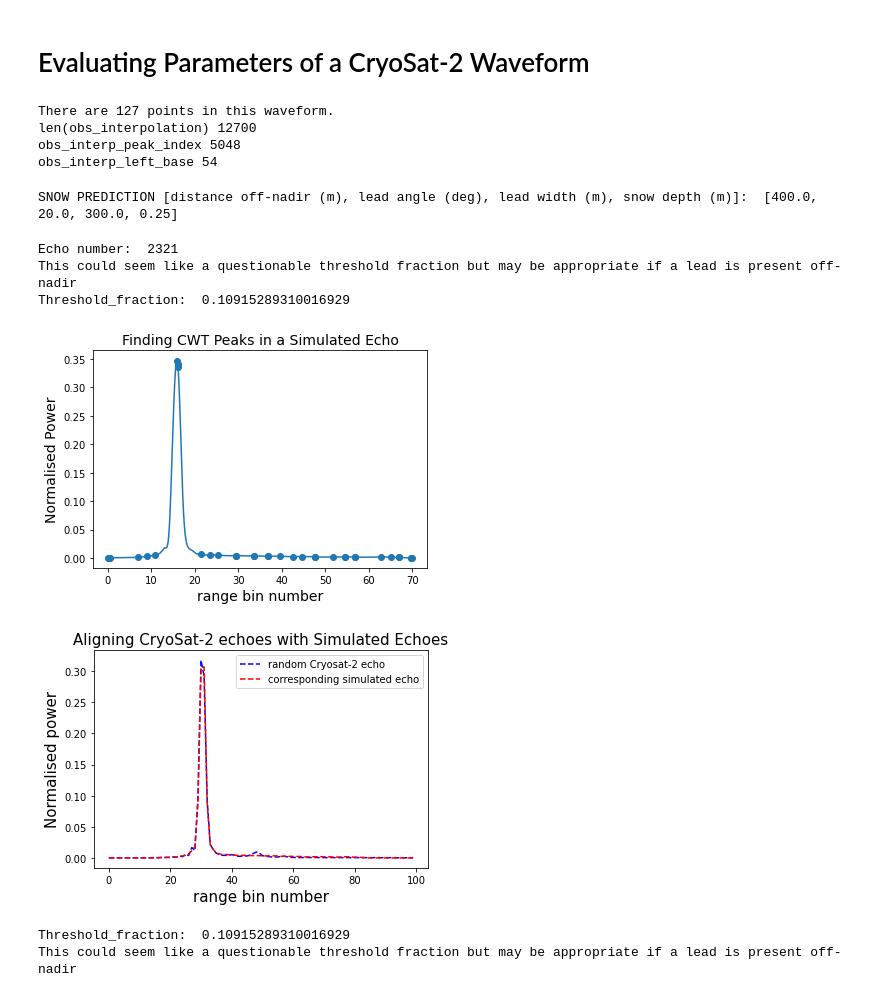
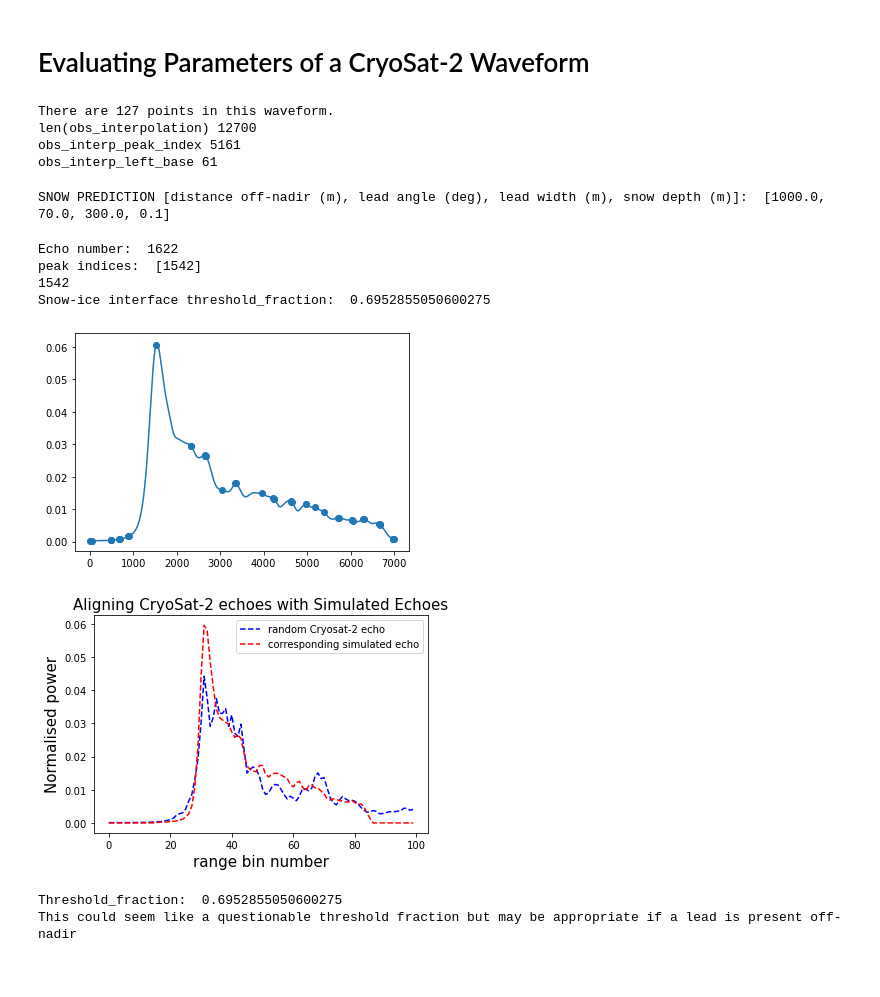
Before and after one commit to ClaudeDRT/MSci-Project, a Jupyter notebook: Simulated_Echo_SVC-L.ipynb, the cells around one changed output. Saved outputs shown, nothing was run; the diff lists cells and outputs as text; code cells hidden in the pictures.

```diff
--- a/Simulated_Echo_SVC-L.ipynb
+++ b/Simulated_Echo_SVC-L.ipynb
@@ -203,7 +203,7 @@ SVC(gamma='auto')
 # %%
 #Loading a CryoSat-2 echo from extracting_waveforms.ipynb file:
 # pickle_in = open("CryoSat2Waveform.pickle", 'rb')
-waveform_number = 2400 #pick between 0 and 8539
+waveform_number = 1000 #pick between 0 and 8539
 #bad ones are 1500 and 1700 and 1900 and 2400
 source_packet_ID = []
 block_no = []
@@ -258,14 +258,14 @@ obs_uninterp = [arr_obs_interp[b] for b in range(len(arr_obs_interp)) if b%inter
 # %% [output]
 There are 127 points in this waveform.
 len(obs_interpolation) 12700
-obs_interp_peak_index 5048
-obs_interp_left_base 54
+obs_interp_peak_index 5161
+obs_interp_left_base 61
 # %%
 prediction = np.asarray(clfL.predict([np.append(obs_uninterp[halfway_up_uninterp_index-10:halfway_up_uninterp_index+10],obs_uninterp)])[0])
 print("SNOW PREDICTION [distance off-nadir (m), lead angle (deg), lead width (m), snow depth (m)]: ",prediction)
 #D_off, L_ang, L_w, h_s
 # %% [output]
-SNOW PREDICTION [distance off-nadir (m), lead angle (deg), lead width (m), snow depth (m)]:  [400.0, 20.0, 300.0, 0.25]
+SNOW PREDICTION [distance off-nadir (m), lead angle (deg), lead width (m), snow depth (m)]:  [1000.0, 70.0, 300.0, 0.1]
 # %%
 counter = 0
 for i in range(len(sim_echoes_1[:][:][:][:])):
@@ -286,7 +286,7 @@ for i in range(len(sim_echoes_1[:][:][:][:])):
                     sim_interpolation = sim_interpolator(sim_xnew)
                     plt.plot(sim_interpolation)
                     #mean scattering surface index accounting for oversampling factor and interpolation factor:
-                    mean_scattering_surface_index = list(fasttimes_1[0]).index(0)/2*interpolation_factor
+
 #                     print("mean_scattering_surface_index",mean_scattering_surface_index)
                     major_peak_index = np.argmax(sim_interpolation) #finding the index of the largest peak in the echo
 #                     print("sim_interp_peak_index",major_peak_index)
@@ -296,71 +296,71 @@ for i in range(len(sim_echoes_1[:][:][:][:])):
 #                     print("peak indices: ",peak_indices)
 #                     print(np.argmax(sim_interpolation))
 #                     print("peak_indices_cwt: ",peak_indices_cwt)
-                    filtered_cwt_distances = [np.argmax(sim_interpolation)-peak_indices_cwt[i] for i in range(len(peak_indices_cwt))
-                                              if 40<np.argmax(sim_interpolation)-peak_indices_cwt[i]<600]
-                    if len(filtered_cwt_distances)>0:
-#                         print("filetered_cwt_distances",filtered_cwt_distances)
-                        print("This is a questionable threshold fraction but may be appropriate if a lead is present")
+                    #mean snow-ice interface range bin index accounting for oversampling factor and interpolation factor:
+                    mean_snow_ice_interface_surface_index = list(fasttimes_1[0]).index(0)/2*interpolation_factor
+
+                    major_peak_index = np.argmax(sim_interpolation) #finding the index of the largest peak in the echo
+#                     print("sim_interp_peak_index",major_peak_index)
+                    peak_indices = signal.find_peaks(sim_interpolation, width = 150, height = 0.04)[0] #finding all the indices of all the peaks in the echo
+                    print("peak indices: ",peak_indices)
+                    print(np.argmax(sim_interpolation))
                     #finding the peak-to-trough depth of the largest (major) peak in the echo:
                     max_peak_depth = signal.peak_prominences(sim_interpolation,peak_indices)[0][list(peak_indices).index(major_peak_index)]
-                    peak_threshold = sim_interpolation[int(mean_scattering_surface_index)]
-#                     print("max peak depth",max_peak_depth)
-#                     print("peak threshold", peak_threshold)
-                    mean_scattering_surface_threshold_fraction = 1 - (np.max(sim_interpolation) - peak_threshold)/max_peak_depth
-                    print("Threshold_fraction: ",mean_scattering_surface_threshold_fraction)
+                    peak_threshold = sim_interpolation[int(mean_snow_ice_interface_surface_index)]
 
+                    mean_snow_ice_interface_threshold_fraction = 1 - (np.max(sim_interpolation) - peak_threshold)/max_peak_depth
+                    print("Snow-ice interface threshold_fraction: ",mean_snow_ice_interface_threshold_fraction)
                 counter+=1
 for i in range(len(sim_echoes_2[:][:][:][:])):
     for j in range(len(sim_echoes_2[0][:][:][:])):
         for k in range(len(sim_echoes_2[0][0][:][:])):
             for l in range(len(sim_echoes_2[0][0][0][:])):
                 sim_echo_params = [sim_params_2[i][j][k][l][0][n] for n in range(len(sim_params_2[i][j][k][l][0]))]
                 if str(sim_echo_params) == prediction:
                     print("Echo number: ",counter)
                     simulated_echo_number = counter
                     simulated_echo = [sim_echoes_2[i][j][k][l][m][0] for m in range(len(sim_echoes_2[i][j][k][l])) if m%2==0 ]
                     sim_echo_params = [sim_params_2[i][j][k][l][0][n] for n in range(len(sim_params_2[i][j][k][l][0]))]
                     simulated_echo_area = trapz(simulated_echo, dx = 1)
                     norm_sim_echo = [x/simulated_echo_area for x in simulated_echo]
 
                     sim_xnew = np.linspace(0, len(norm_sim_echo)-1, num=(len(norm_sim_echo)*interpolation_factor), endpoint=True)
                     sim_interpolator = interp1d((range(len(norm_sim_echo))), norm_sim_echo, kind='cubic')
                     sim_interpolation = sim_interpolator(sim_xnew)
                     plt.title("Finding CWT Peaks in a Simulated Echo", fontsize = 14)
                     plt.ylabel("Normalised Power", fontsize = 14)
                     plt.xticks([0,1000,2000,3000,4000,5000,6000,7000], [0,10,20,30,40,50,60,70])
                     plt.xlabel("range bin number", fontsize =14)
                     plt.plot(sim_interpolation)
-                    #mean scattering surface index accounting for oversampling factor and interpolation factor:
-                    mean_scattering_surface_index = list(fasttimes_2[0]).index(0)/2*interpolation_factor
-#                     print("mean_scattering_surface_index",mean_scattering_surface_index)
+
                     major_peak_index = np.argmax(sim_interpolation) #finding the index of the largest peak in the echo
 #                     print("sim_interp_peak_index",major_peak_index)
                     peak_indices = signal.find_peaks(sim_interpolation, width = 150, height = 0.04)[0] #finding all the indices of all the peaks in the echo
                     peak_indices_cwt = signal.find_peaks_cwt(sim_interpolation, widths = np.arange(10, 50, 10))
                     plt.scatter(peak_indices_cwt, sim_interpolation[peak_indices_cwt])
-#                     print("peak indices: ",peak_indices)
-#                     print(np.argmax(sim_interpolation))
-#                     print("peak_indices_cwt: ",peak_indices_cwt)
-                    filtered_cwt_distances = [np.argmax(sim_interpolation)-peak_indices_cwt[i] for i in range(len(peak_indices_cwt))
-                                              if 40<np.argmax(sim_interpolation)-peak_indices_cwt[i]<600]
-                    if len(filtered_cwt_distances)>0:
-#                         print("filtered_cwt_distances", filtered_cwt_distances)
-                        print("This could seem like a questionable threshold fraction but may be appropriate if a lead is present off-nadir")
+
+                    #mean snow-ice interface range bin index accounting for oversampling factor and interpolation factor:
+                    mean_snow_ice_interface_surface_index = list(fasttimes_2[0]).index(0)/2*interpolation_factor
+
+                    major_peak_index = np.argmax(sim_interpolation) #finding the index of the largest peak in the echo
+#                     print("sim_interp_peak_index",major_peak_index)
+                    peak_indices = signal.find_peaks(sim_interpolation, width = 150, height = 0.04)[0] #finding all the indices of all the peaks in the echo
+                    print("peak indices: ",peak_indices)
+                    print(np.argmax(sim_interpolation))
                     #finding the peak-to-trough depth of the largest (major) peak in the echo:
                     max_peak_depth = signal.peak_prominences(sim_interpolation,peak_indices)[0][list(peak_indices).index(major_peak_index)]
-                    peak_threshold = sim_interpolation[int(mean_scattering_surface_index)]
-#                     print("max peak depth",max_peak_depth)
-#                     print("peak threshold", peak_threshold)
-                    mean_scattering_surface_threshold_fraction = 1 - (np.max(sim_interpolation) - peak_threshold)/max_peak_depth
-                    print("Threshold_fraction: ",mean_scattering_surface_threshold_fraction)
+                    peak_threshold = sim_interpolation[int(mean_snow_ice_interface_surface_index)]
+
+                    mean_snow_ice_interface_threshold_fraction = 1 - (np.max(sim_interpolation) - peak_threshold)/max_peak_depth
+                    print("Snow-ice interface threshold_fraction: ",mean_snow_ice_interface_threshold_fraction)
 
                 counter+=1
 # %% [output]
-Echo number:  2321
-This could seem like a questionable threshold fraction but may be appropriate if a lead is present off-nadir
-Threshold_fraction:  0.10915289310016929
+Echo number:  1622
+peak indices:  [1542]
+1542
+Snow-ice interface threshold_fraction:  0.6952855050600275
-[figure, old version]
+[figure, new version]
 # %%
 """Plotting the Cryosat-2 echo and corresponding simulated echo"""
 
@@ -373,10 +373,10 @@ plt.ylabel('Normalised power', fontsize = 15)
 plt.legend(loc = 'upper right')
 plt.savefig('RandomCryoSat2EchoNL.png', dpi= 200)
 # %% [output]
-[figure, old version]
+[figure, new version]
 # %%
-print("Threshold_fraction: ",mean_scattering_surface_threshold_fraction)
+print("Threshold_fraction: ",mean_snow_ice_interface_threshold_fraction)
 print("This could seem like a questionable threshold fraction but may be appropriate if a lead is present off-nadir")
 # %% [output]
-Threshold_fraction:  0.10915289310016929
+Threshold_fraction:  0.6952855050600275
 This could seem like a questionable threshold fraction but may be appropriate if a lead is present off-nadir
```
Also changed, not shown: 1 other file.
